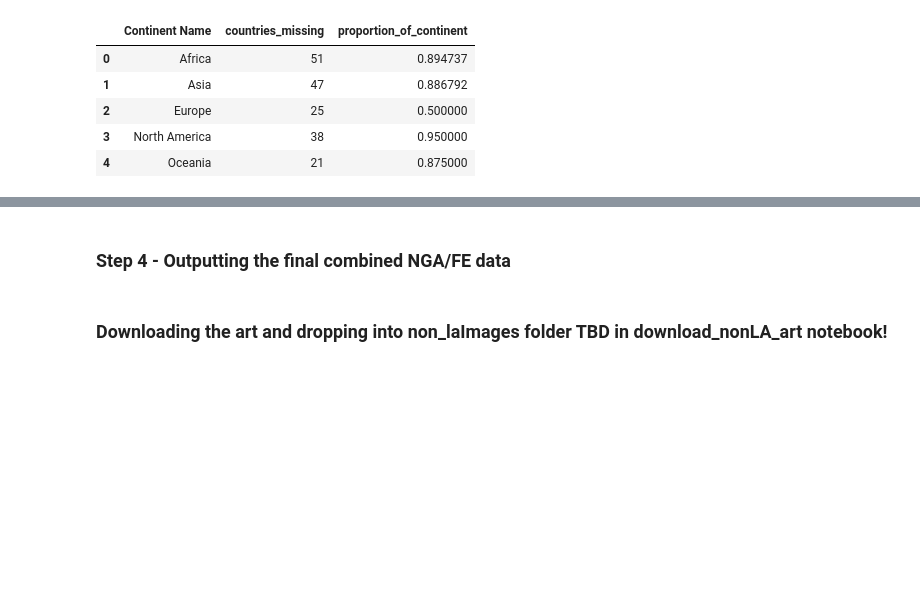
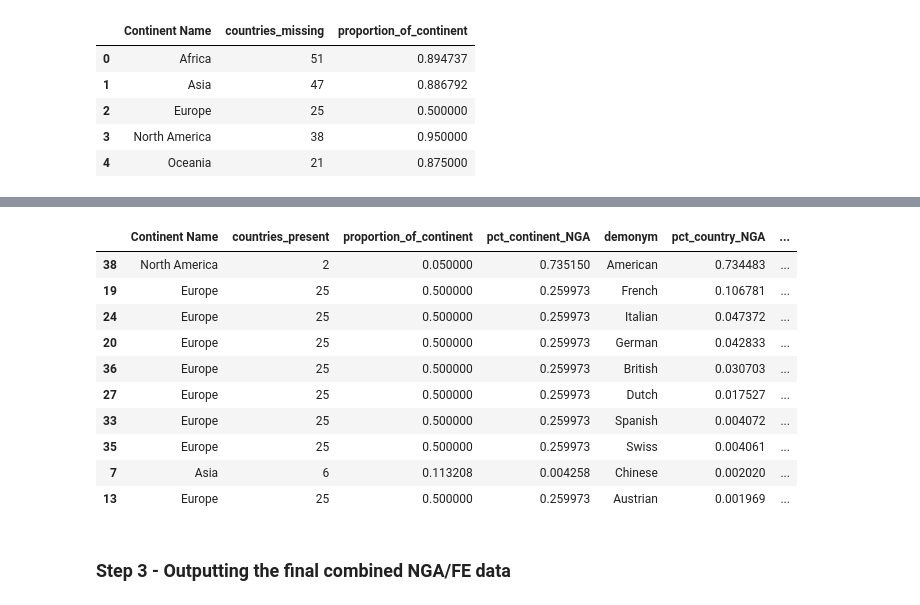
Before and after one commit to Bryan-Az/Art_and_Ai, a Jupyter notebook: notebooks/data_prep/feature_engineering/extract_nonLaArt.ipynb, the cells around one changed output, grey strips where cells are left out. Saved outputs shown, nothing was run; the diff lists cells and outputs as text; code cells hidden in the pictures; blank space fills up the shorter version.

```diff
--- a/notebooks/data_prep/feature_engineering/extract_nonLaArt.ipynb
+++ b/notebooks/data_prep/feature_engineering/extract_nonLaArt.ipynb
@@ -523,4 +522,16 @@ dtype: int64
+# %%
+nonla_geographicStatistics.sort_values(by='pct_country_NGA', ascending=False).head(10)
+# %% [output]
+|  | Continent Name | countries_present | proportion_of_continent | pct_continent_NGA | demonym | pct_country_NGA | ... |
+| 38 | North America | 2 | 0.050000 | 0.735150 | American | 0.734483 | ... |
+| 19 | Europe | 25 | 0.500000 | 0.259973 | French | 0.106781 | ... |
+| 24 | Europe | 25 | 0.500000 | 0.259973 | Italian | 0.047372 | ... |
+| 20 | Europe | 25 | 0.500000 | 0.259973 | German | 0.042833 | ... |
+| 36 | Europe | 25 | 0.500000 | 0.259973 | British | 0.030703 | ... |
+| 27 | Europe | 25 | 0.500000 | 0.259973 | Dutch | 0.017527 | ... |
+| 33 | Europe | 25 | 0.500000 | 0.259973 | Spanish | 0.004072 | ... |
+| 35 | Europe | 25 | 0.500000 | 0.259973 | Swiss | 0.004061 | ... |
+| 7 | Asia | 6 | 0.113208 | 0.004258 | Chinese | 0.002020 | ... |
+| 13 | Europe | 25 | 0.500000 | 0.259973 | Austrian | 0.001969 | ... |
 # %% [markdown]
-### Step 4 - Outputting the final combined NGA/FE data
+### Step 3 - Outputting the final combined NGA/FE data
-# %% [markdown]
-### Downloading the art and dropping into non_laImages folder TBD in download_nonLA_art notebook!
```
Also changed, not shown: parts of 21 cells of this notebook, 1 other file.
